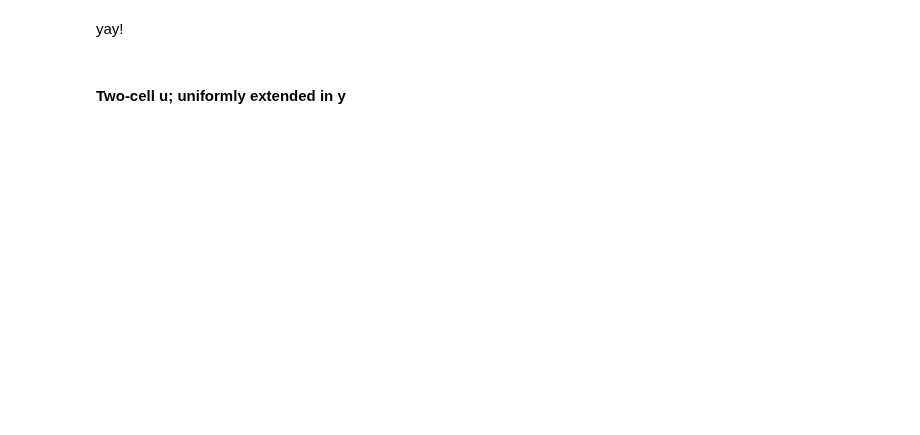
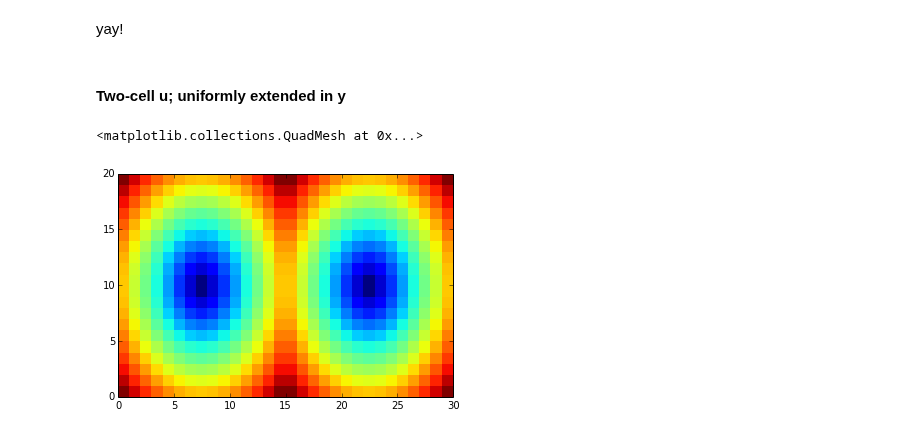
Before and after one commit to UBC-MOAD/pa-th-simple, a Jupyter notebook: prelim-model/Evaluation of 3D centred velocity - Step 1.ipynb, the cells around one changed output. Drawn from its saved outputs; the diff is of its cells as text; code cells hidden in the pictures; blank space fills up the shorter version.

```diff
--- a/prelim-model/Evaluation of 3D centred velocity - Step 1.ipynb
+++ b/prelim-model/Evaluation of 3D centred velocity - Step 1.ipynb
@@ -202,3 +206,8 @@ u[2, :, :, :] = uy
+# %%
+plt.pcolormesh(rr[:,:,0])
+# %% [output]
+<matplotlib.collections.QuadMesh at 0x...>
+[figure, added]
 # %%
 # plot the spatial grid
 fig = plt.subplots(1,3, figsize = (20, 5))
```
Also changed, not shown: parts of 10 cells of this notebook, 1 other file.
